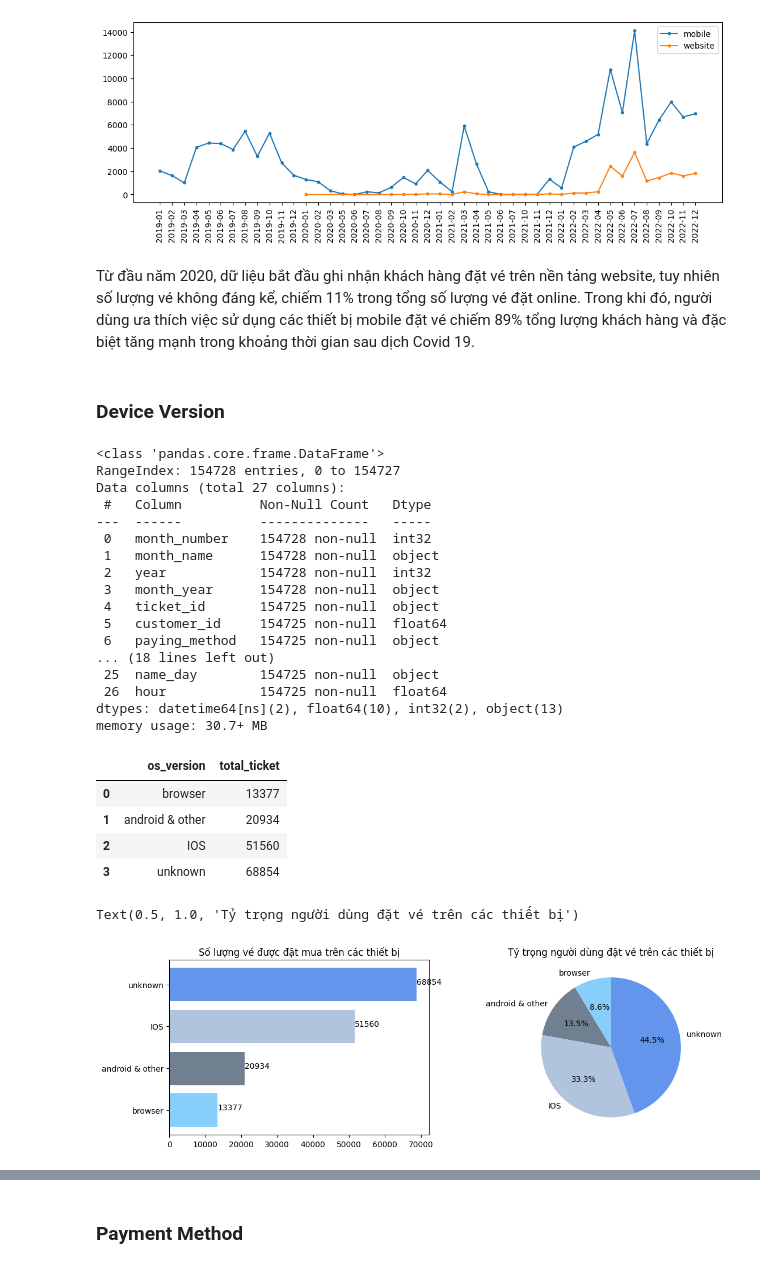
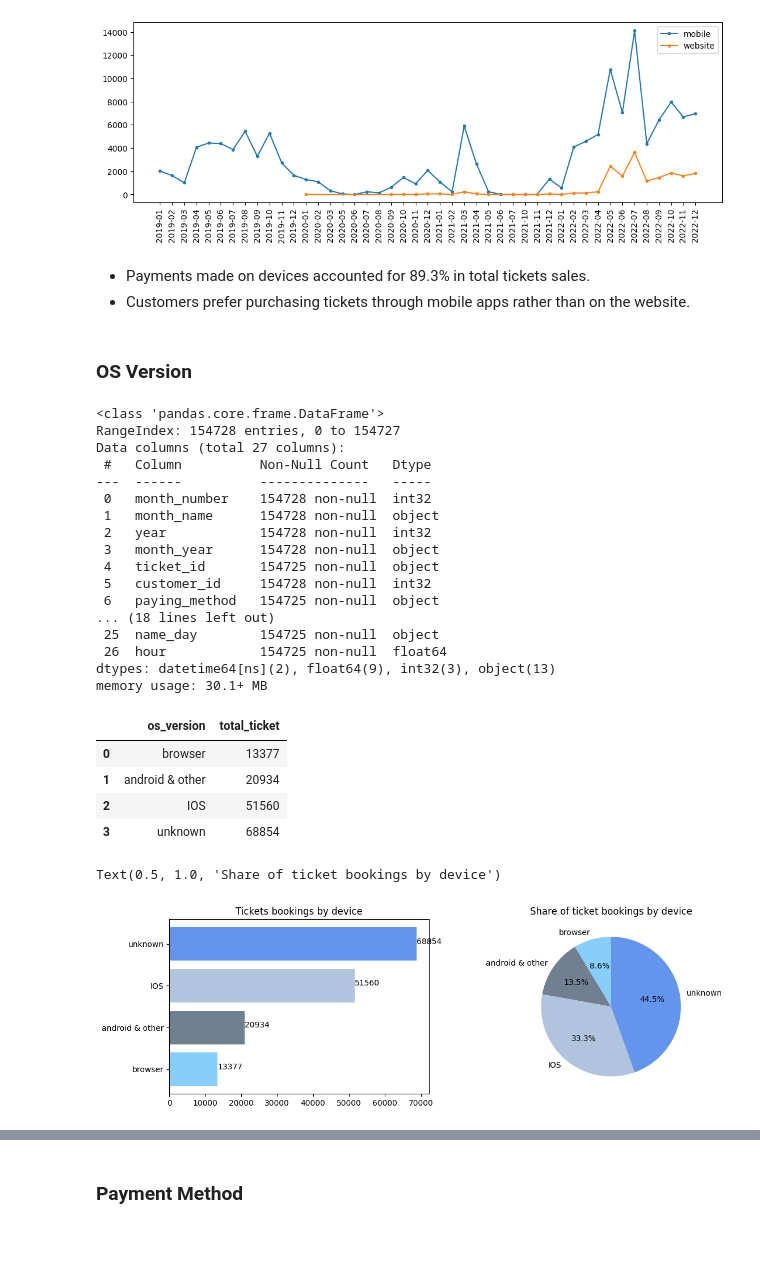
Before and after one commit to kimhueee/Analyze, a Jupyter notebook: Movies_pj_L.ipynb, the cells around one changed output, grey strips where cells are left out. Saved outputs shown, nothing was run; the diff lists cells and outputs as text; code cells hidden in the pictures; blank space fills up the shorter version.

```diff
--- a/Movies_pj_L.ipynb
+++ b/Movies_pj_L.ipynb
@@ -596,6 +623,7 @@ dim_time.head()
 | 4 | 5 | May | 2019 | 2019-05 |
 # %%
 join_all = pd.merge(dim_time, join_all, how= 'left', on= 'month_year')
+join_all['customer_id']= join_all['customer_id'].fillna(0).astype(int)
 join_all
 # %% [output]
 |  | month_number | month_name | year | month_year | ticket_id | customer_id | paying_method | theater_name | ... |
@@ -809,10 +839,10 @@ plt.legend()
 <matplotlib.legend.Legend at 0x...>
 [figure]
 # %% [markdown]
-Từ đầu năm 2020, dữ liệu bắt đầu ghi nhận khách hàng đặt vé trên nền tảng website, tuy nhiên số lượng vé không đáng kể, chiếm 11% trong tổng số lượng vé đặt online.
-Trong khi đó, người dùng ưa thích việc sử dụng các thiết bị mobile đặt vé chiếm 89% tổng lượng khách hàng và đặc biệt tăng mạnh trong khoảng thời gian sau dịch Covid 19.
+- Payments made on devices accounted for 89.3% in total tickets sales.
+- Customers prefer purchasing tickets through mobile apps rather than on the website.
 # %% [markdown]
-### Device Version
+### OS Version
 # %%
 join_all.info()
 # %% [output]
@@ -826,13 +856,13 @@ Data columns (total 27 columns):
  2   year            154728 non-null  int32
  3   month_year      154728 non-null  object
  4   ticket_id       154725 non-null  object
- 5   customer_id     154725 non-null  float64
+ 5   customer_id     154728 non-null  int32
  6   paying_method   154725 non-null  object
 ... (18 lines left out)
  25  name_day        154725 non-null  object
  26  hour            154725 non-null  float64
-dtypes: datetime64[ns](2), float64(10), int32(2), object(13)
-memory usage: 30.7+ MB
+dtypes: datetime64[ns](2), float64(9), int32(3), object(13)
+memory usage: 30.1+ MB
 # %%
 join_all['os_version'] = join_all['model'].astype(str).apply(lambda x: 'IOS' if ('iPhone' in x or 'iPod' in x or 'iPad' in x)
                                                     else 'browser' if 'browser' in x
@@ -849,18 +879,18 @@ df_os
 # %%
 plt.figure(figsize= (13,4))
 
 ax1= plt.subplot(1,2,1)
 plt.barh(df_os['os_version'], df_os['total_ticket'], color= ['lightskyblue','slategrey','lightsteelblue','cornflowerblue'])
-plt.title('Số lượng vé được đặt mua trên các thiết bị')
+plt.title('Tickets bookings by device')
 for index, value in enumerate (df_os['total_ticket']):
     plt.text(value,index,str(value))
 
 ax2= plt.subplot(1,2,2)
 plt.pie(df_os['total_ticket'], labels= df_os['os_version'],colors= ['lightskyblue','slategrey','lightsteelblue','cornflowerblue'], autopct= '%1.1f%%', startangle= 90)
-plt.title('Tỷ trọng người dùng đặt vé trên các thiết bị')
+plt.title('Share of ticket bookings by device')
 # %% [output]
-Text(0.5, 1.0, 'Tỷ trọng người dùng đặt vé trên các thiết bị')
+Text(0.5, 1.0, 'Share of ticket bookings by device')
-[figure, old version]
+[figure, new version]
 # %%
 df_os_time = join_all.pivot_table(index= 'month_year', columns ='os_version', aggfunc= 'count', values= 'ticket_id').reset_index()
 print(df_os_time)
```
Also changed, not shown: parts of 50 cells of this notebook.
